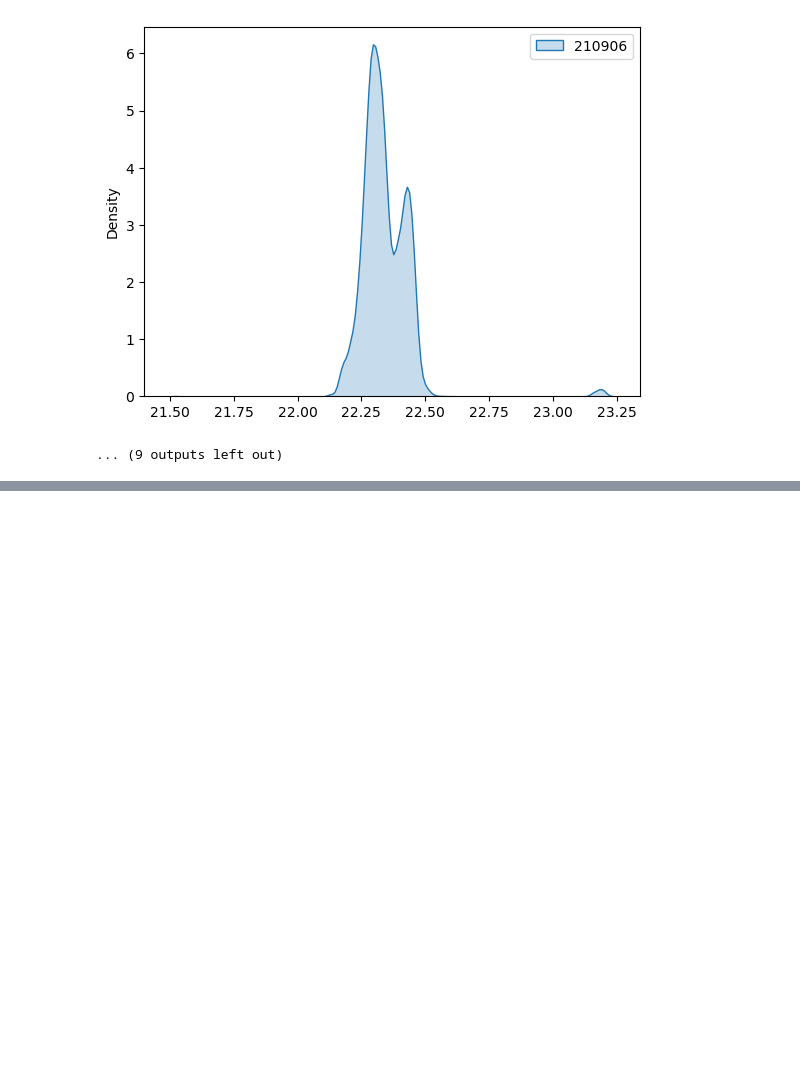
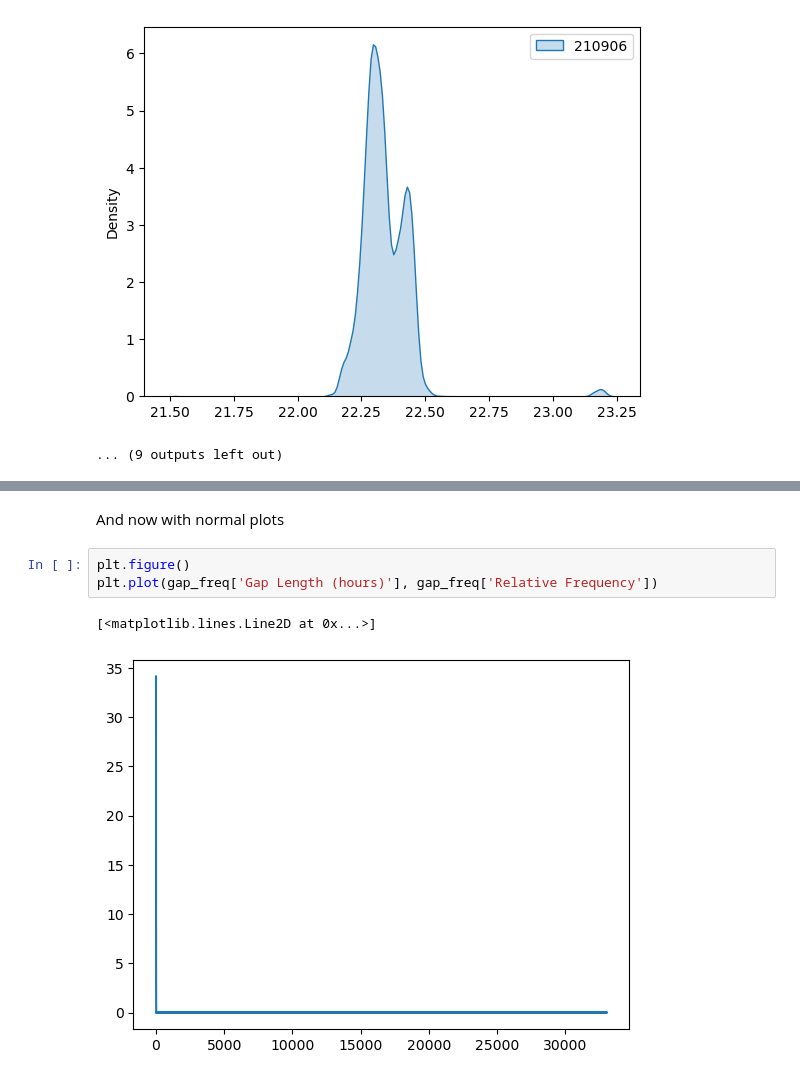
Before and after one commit to HenrietteRilling/Masterthesis, a Jupyter notebook: Exploring data distribution.ipynb, the cells around one changed output, grey strips where cells are left out. Saved outputs shown, nothing was run; the diff lists cells and outputs as text; blank space fills up the shorter version.

```diff
--- a/Exploring data distribution.ipynb
+++ b/Exploring data distribution.ipynb
@@ -98,0 +158,8 @@ for col in WL.columns:
+# %% [markdown]
+And now with normal plots
+# %%
+plt.figure()
+plt.plot(gap_freq['Gap Length (hours)'], gap_freq['Relative Frequency'])
+# %% [output]
+[<matplotlib.lines.Line2D at 0x...>]
+[figure, added]
```
Also changed, not shown: parts of 16 cells of this notebook.
